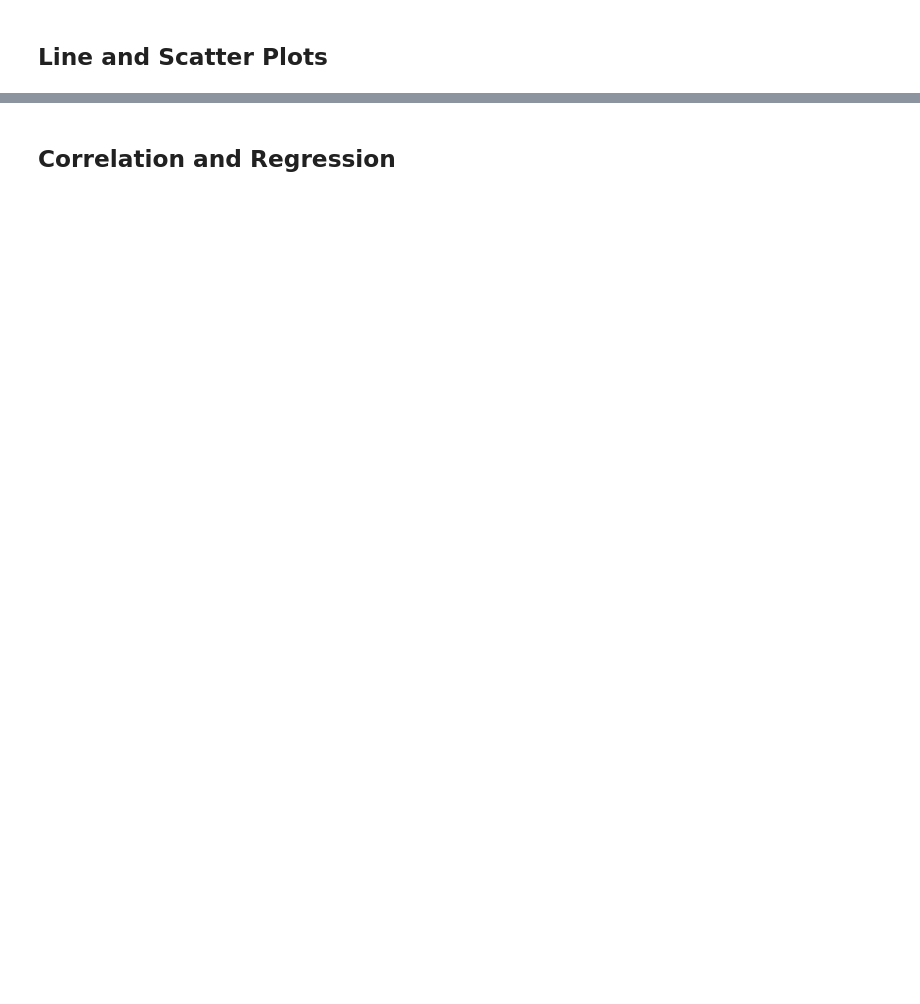
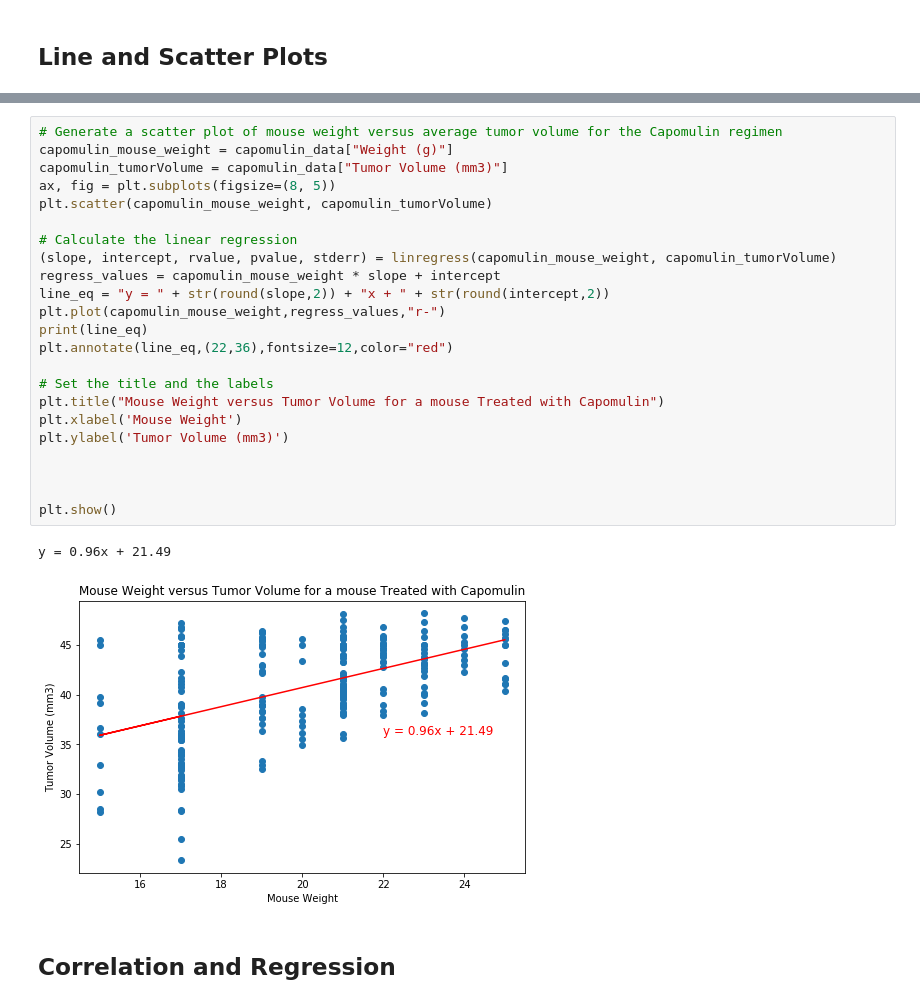
Before and after one commit to gshreve01/Matplot-Challenge, a Jupyter notebook: Pymaceuticals/pymaceuticals.ipynb, the cells around one changed output, grey strips where cells are left out. Cells and saved outputs as stored; diff of their text form; blank space fills up the shorter version.

```diff
--- a/Pymaceuticals/pymaceuticals.ipynb
+++ b/Pymaceuticals/pymaceuticals.ipynb
@@ -668,3 +696,29 @@ for ax in range(4):
+# %%
+# Generate a scatter plot of mouse weight versus average tumor volume for the Capomulin regimen
+capomulin_mouse_weight = capomulin_data["Weight (g)"]
+capomulin_tumorVolume = capomulin_data["Tumor Volume (mm3)"]
+ax, fig = plt.subplots(figsize=(8, 5))
+plt.scatter(capomulin_mouse_weight, capomulin_tumorVolume)
+
+# Calculate the linear regression
+(slope, intercept, rvalue, pvalue, stderr) = linregress(capomulin_mouse_weight, capomulin_tumorVolume)
+regress_values = capomulin_mouse_weight * slope + intercept
+line_eq = "y = " + str(round(slope,2)) + "x + " + str(round(intercept,2))
+plt.plot(capomulin_mouse_weight,regress_values,"r-")
+print(line_eq)
+plt.annotate(line_eq,(22,36),fontsize=12,color="red")
+
+# Set the title and the labels
+plt.title("Mouse Weight versus Tumor Volume for a mouse Treated with Capomulin")
+plt.xlabel('Mouse Weight')
+plt.ylabel('Tumor Volume (mm3)')
+
+
+
+plt.show()
+# %% [output]
+y = 0.96x + 21.49
+[figure, added]
 # %% [markdown]
 ## Correlation and Regression
 # %%
```
Also changed, not shown: parts of 9 cells of this notebook.
